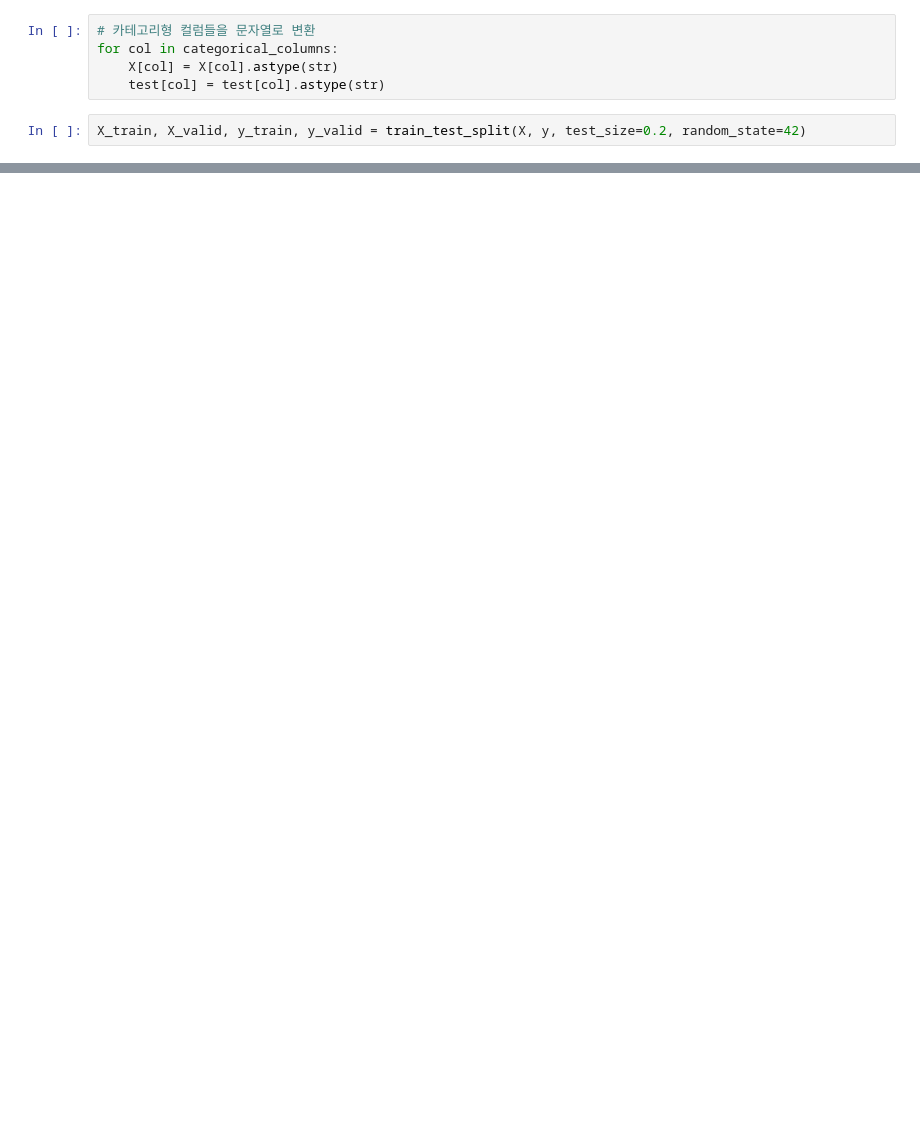
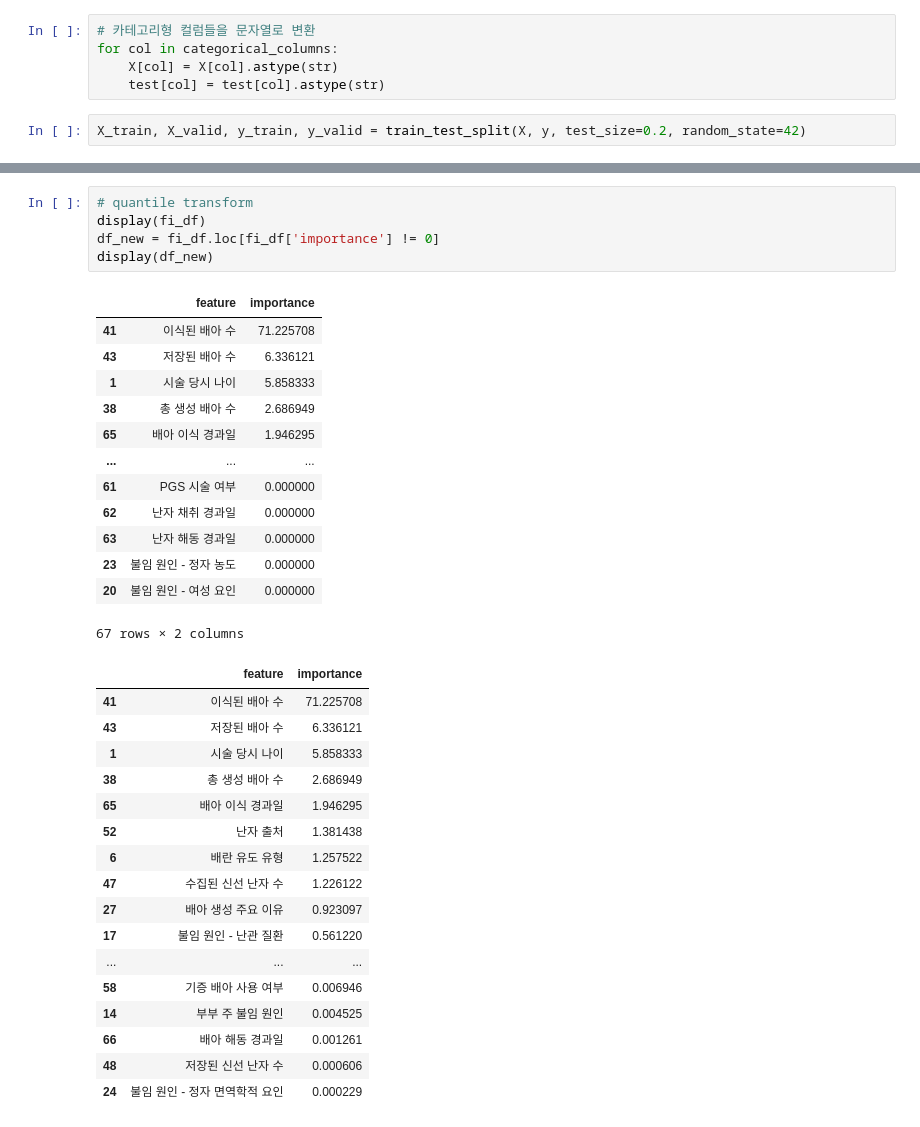
Before and after one commit to BBKN071/aimers, a Jupyter notebook: workspace/catboost_model.ipynb, the cells around one changed output, grey strips where cells are left out. Drawn from its saved outputs; the diff is of its cells as text; blank space fills up the shorter version.

```diff
--- a/workspace/catboost_model.ipynb
+++ b/workspace/catboost_model.ipynb
@@ -136,0 +381,36 @@ plt.show()
+# %%
+# quantile transform
+display(fi_df)
+df_new = fi_df.loc[fi_df['importance'] != 0]
+display(df_new)
+# %% [output]
+|  | feature | importance |
+| 41 | 이식된 배아 수 | 71.225708 |
+| 43 | 저장된 배아 수 | 6.336121 |
+| 1 | 시술 당시 나이 | 5.858333 |
+| 38 | 총 생성 배아 수 | 2.686949 |
+| 65 | 배아 이식 경과일 | 1.946295 |
+| ... | ... | ... |
+| 61 | PGS 시술 여부 | 0.000000 |
+| 62 | 난자 채취 경과일 | 0.000000 |
+| 63 | 난자 해동 경과일 | 0.000000 |
+| 23 | 불임 원인 - 정자 농도 | 0.000000 |
+| 20 | 불임 원인 - 여성 요인 | 0.000000 |
+67 rows × 2 columns
+|  | feature | importance |
+| 41 | 이식된 배아 수 | 71.225708 |
+| 43 | 저장된 배아 수 | 6.336121 |
+| 1 | 시술 당시 나이 | 5.858333 |
+| 38 | 총 생성 배아 수 | 2.686949 |
+| 65 | 배아 이식 경과일 | 1.946295 |
+| 52 | 난자 출처 | 1.381438 |
+| 6 | 배란 유도 유형 | 1.257522 |
+| 47 | 수집된 신선 난자 수 | 1.226122 |
+| 27 | 배아 생성 주요 이유 | 0.923097 |
+| 17 | 불임 원인 - 난관 질환 | 0.561220 |
+| ... | ... | ... |
+| 58 | 기증 배아 사용 여부 | 0.006946 |
+| 14 | 부부 주 불임 원인 | 0.004525 |
+| 66 | 배아 해동 경과일 | 0.001261 |
+| 48 | 저장된 신선 난자 수 | 0.000606 |
+| 24 | 불임 원인 - 정자 면역학적 요인 | 0.000229 |
```
Also changed, not shown: parts of 18 cells of this notebook, 41 other files.
